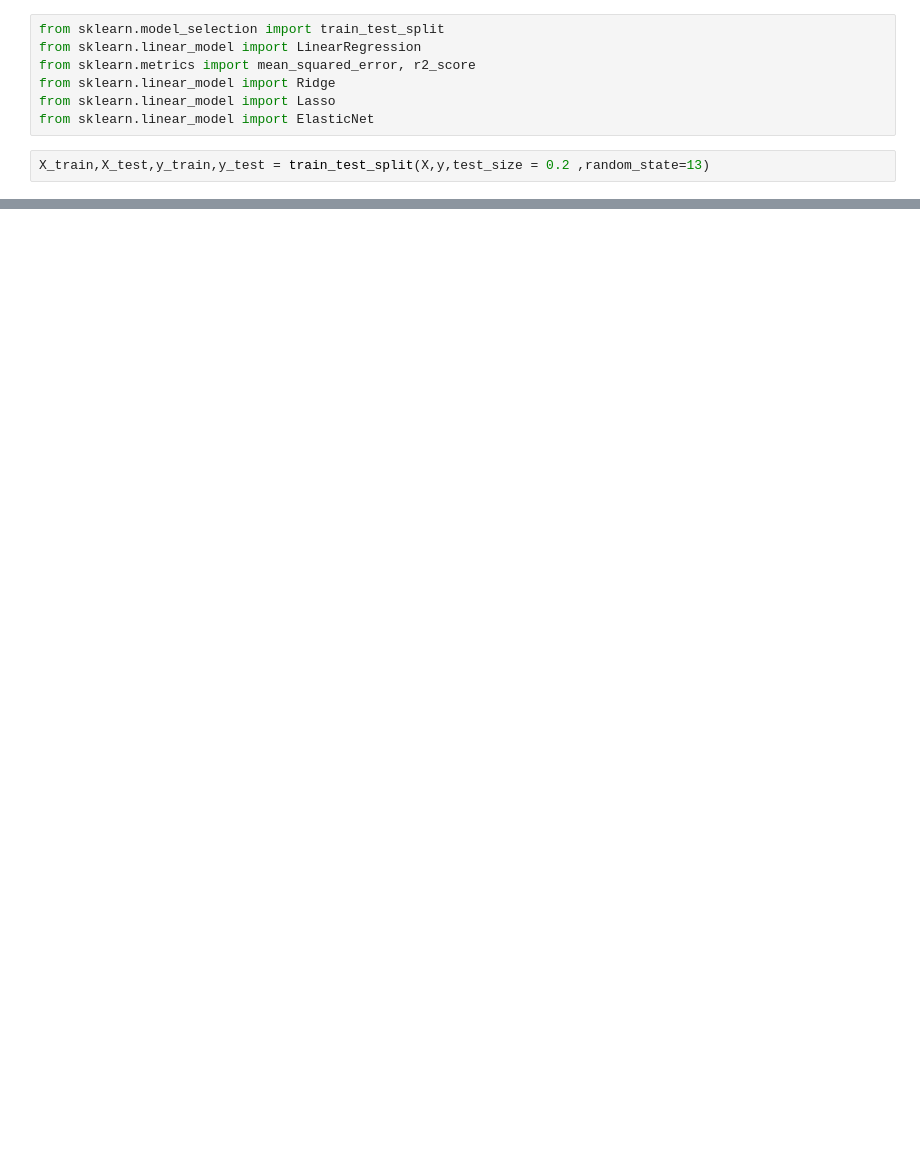
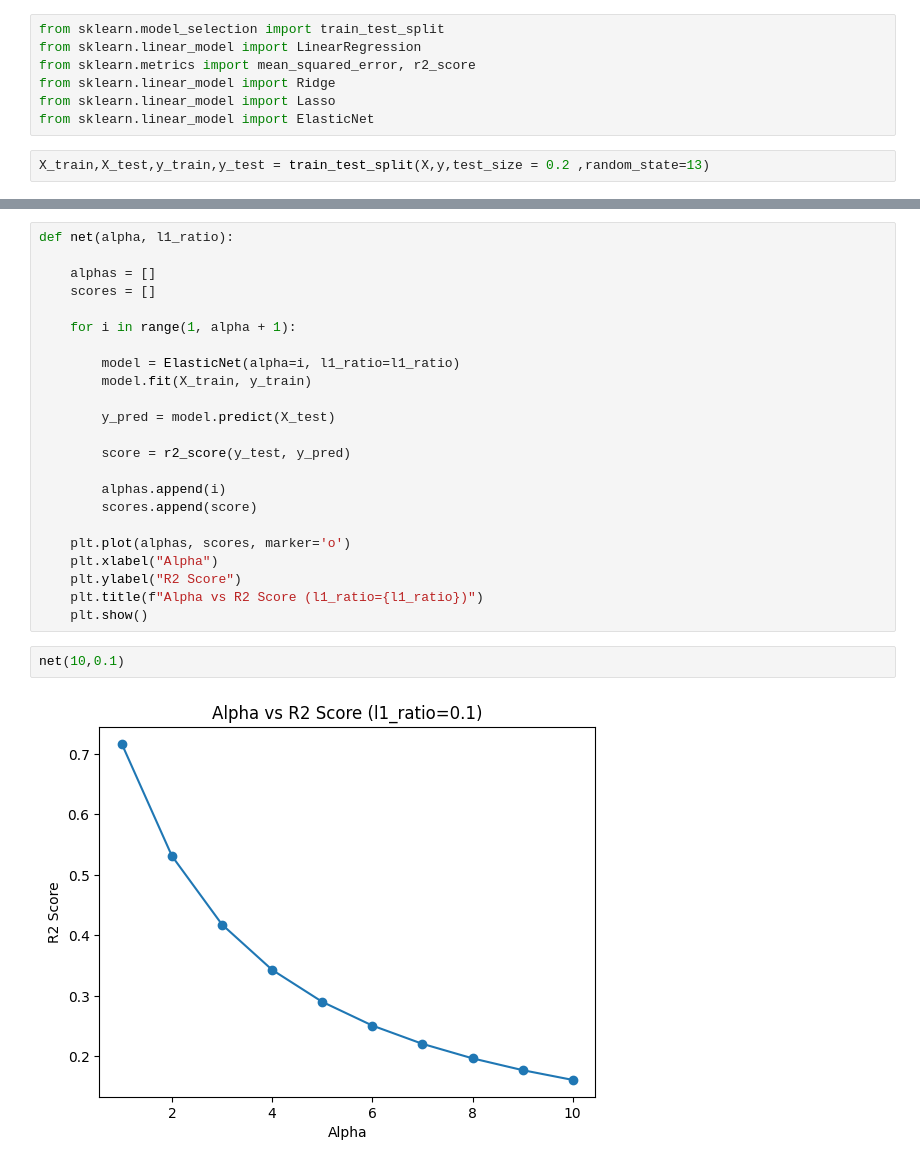
Before and after one commit to abhi01-sys/ML--Journey, a Jupyter notebook: Reg_practice.ipynb, the cells around one changed output, grey strips where cells are left out. Drawn from its saved outputs; the diff is of its cells as text; blank space fills up the shorter version.

```diff
--- a/Reg_practice.ipynb
+++ b/Reg_practice.ipynb
@@ -88,0 +100,27 @@ r2_score(y_test,y_pred)
+# %%
+def net(alpha, l1_ratio):
+
+    alphas = []
+    scores = []
+
+    for i in range(1, alpha + 1):
+
+        model = ElasticNet(alpha=i, l1_ratio=l1_ratio)
+        model.fit(X_train, y_train)
+
+        y_pred = model.predict(X_test)
+
+        score = r2_score(y_test, y_pred)
+
+        alphas.append(i)
+        scores.append(score)
+
+    plt.plot(alphas, scores, marker='o')
+    plt.xlabel("Alpha")
+    plt.ylabel("R2 Score")
+    plt.title(f"Alpha vs R2 Score (l1_ratio={l1_ratio})")
+    plt.show()
+# %%
+net(10,0.1)
+# %% [output]
+[figure, added]
```
Also changed, not shown: parts of 17 cells of this notebook.
